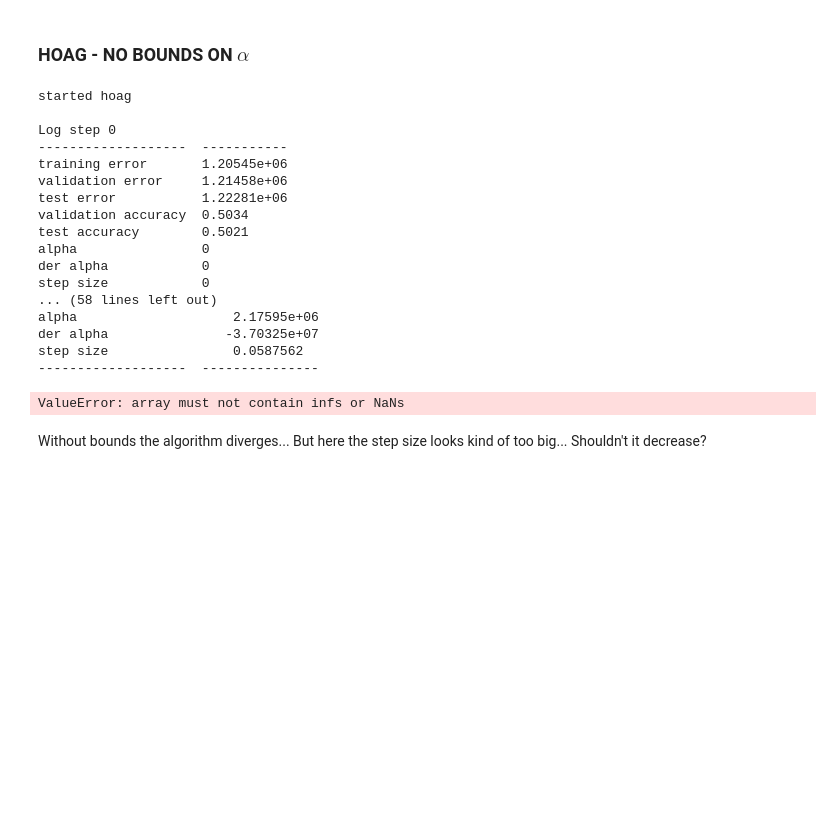
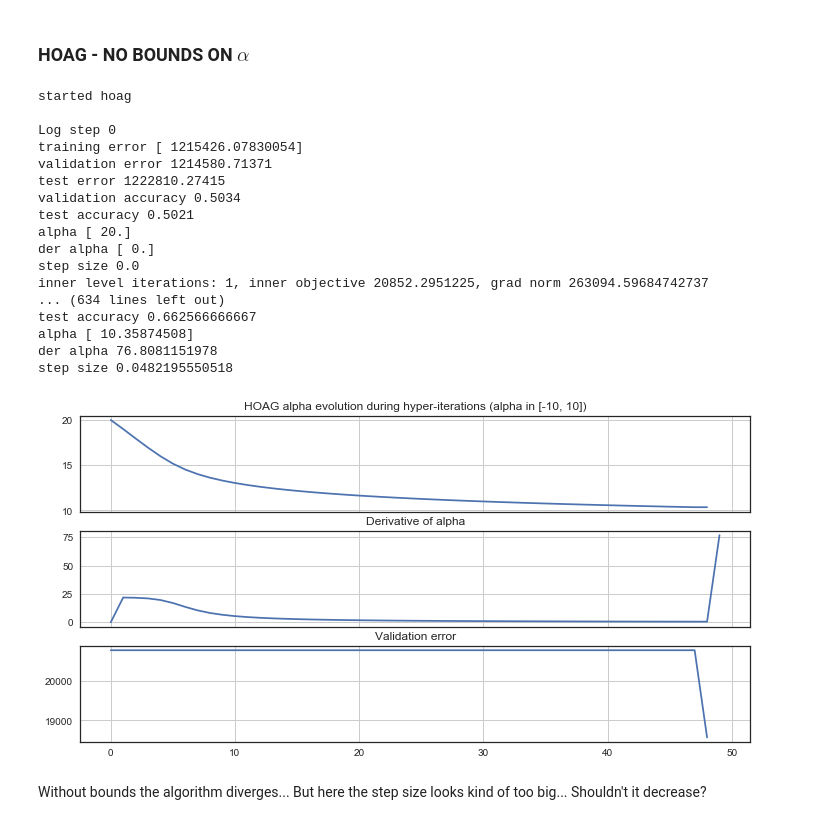
Before and after one commit to fabianp/hoag, a Jupyter notebook: experiments.ipynb, the cells around one changed output. Drawn from its saved outputs; the diff is of its cells as text; code cells hidden in the pictures; blank space fills up the shorter version.

```diff
--- a/experiments.ipynb
+++ b/experiments.ipynb
@@ -50,25 +50,44 @@ Here the optimal $\alpha$ is outside of default interval...
 ### HOAG - NO BOUNDS ON $\alpha$
 # %%
 identity = lambda x: x
-clf, res = mlx.hoag_fit(dataset, alpha0=0., projection=identity, max_iter=10)
+clf, res = mlx.hoag_fit(dataset, alpha0=20., projection=identity, max_iter=50)
+# 1/0
 # %% [output]
 started hoag
 
 Log step 0
--------------------  -----------
-training error       1.20545e+06
-validation error     1.21458e+06
-test error           1.22281e+06
-validation accuracy  0.5034
-test accuracy        0.5021
-alpha                0
-der alpha            0
-step size            0
-... (58 lines left out)
-alpha                    2.17595e+06
-der alpha               -3.70325e+07
-step size                0.0587562
--------------------  ---------------
+training error [ 1215426.07830054]
+validation error 1214580.71371
+test error 1222810.27415
+validation accuracy 0.5034
+test accuracy 0.5021
+alpha [ 20.]
+der alpha [ 0.]
+step size 0.0
+inner level iterations: 1, inner objective 20852.2951225, grad norm 263094.59684742737
+... (634 lines left out)
+test accuracy 0.662566666667
+alpha [ 10.35874508]
+der alpha 76.8081151978
+step size 0.0482195550518
-ValueError: array must not contain infs or NaNs
+# %%
+plt.rcParams['figure.figsize'] = (12.0, 6.0)
+plt.rcParams['font.size'] = 20
+
+fig, ax = plt.subplots(nrows=3, sharex=True)
+ax[0].plot(res['alpha'][1:])
+ax[0].grid()
+#ax[0].set_ylim(-1, 21)
+ax[0].set_title('HOAG alpha evolution during hyper-iterations (alpha in [-10, 10])')
+ax[1].plot(res['der alpha'])
+ax[1].set_title('Derivative of alpha')
+ax[1].grid()
+
+#ax[2].set_ylim(14500, 15000)
+ax[2].plot(res['validation error'][1:])
+ax[2].set_title('Validation error');  # the one we're optimizing
+ax[2].grid()
+# %% [output]
+[figure, added]
 # %% [markdown]
 Without bounds the algorithm diverges... But here the step size looks kind of too big... Shouldn't it decrease?
```
Also changed, not shown: parts of 7 cells of this notebook, 2 other files.
